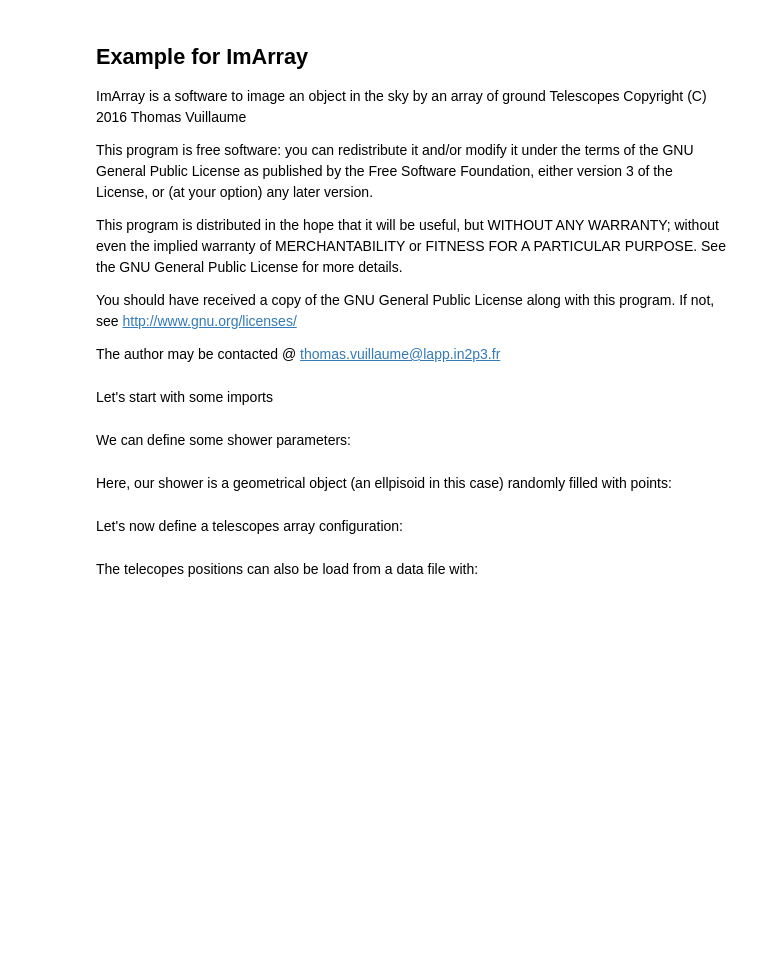
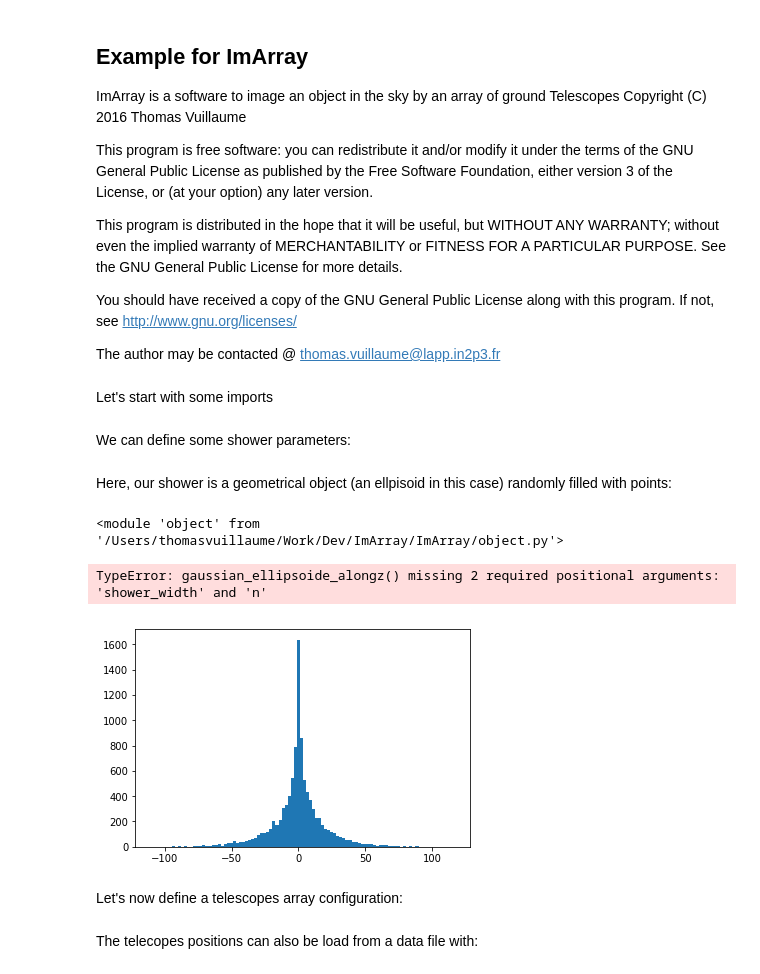
Before and after one commit to vuillaut/pschitt, a Jupyter notebook: ImArray/example.ipynb, the cells around one changed output. Saved outputs shown, nothing was run; the diff lists cells and outputs as text; code cells hidden in the pictures; blank space fills up the shorter version.

```diff
--- a/ImArray/example.ipynb
+++ b/ImArray/example.ipynb
@@ -62,0 +61,4 @@ shower.random_ellipsoide(shower_top, shower_length, shower_width)
+# %%
+reload(obj)
+# %% [output]
+<module 'object' from '/Users/thomasvuillaume/Work/Dev/ImArray/ImArray/object.py'>
@@ -62,0 +72,8 @@ shower.random_ellipsoide(shower_top, shower_length, shower_width)
+# %%
+obj.gaussian_ellipsoide_alongz(shower_top/2., shower_length/5.)
+# %% [output]
+TypeError: gaussian_ellipsoide_alongz() missing 2 required positional arguments: 'shower_width' and 'n'
+# %%
+plt.hist(shower.array[:,0], bins=100);
+# %% [output]
+[figure, added]
```
Also changed, not shown: parts of 51 cells of this notebook, 5 other files.
